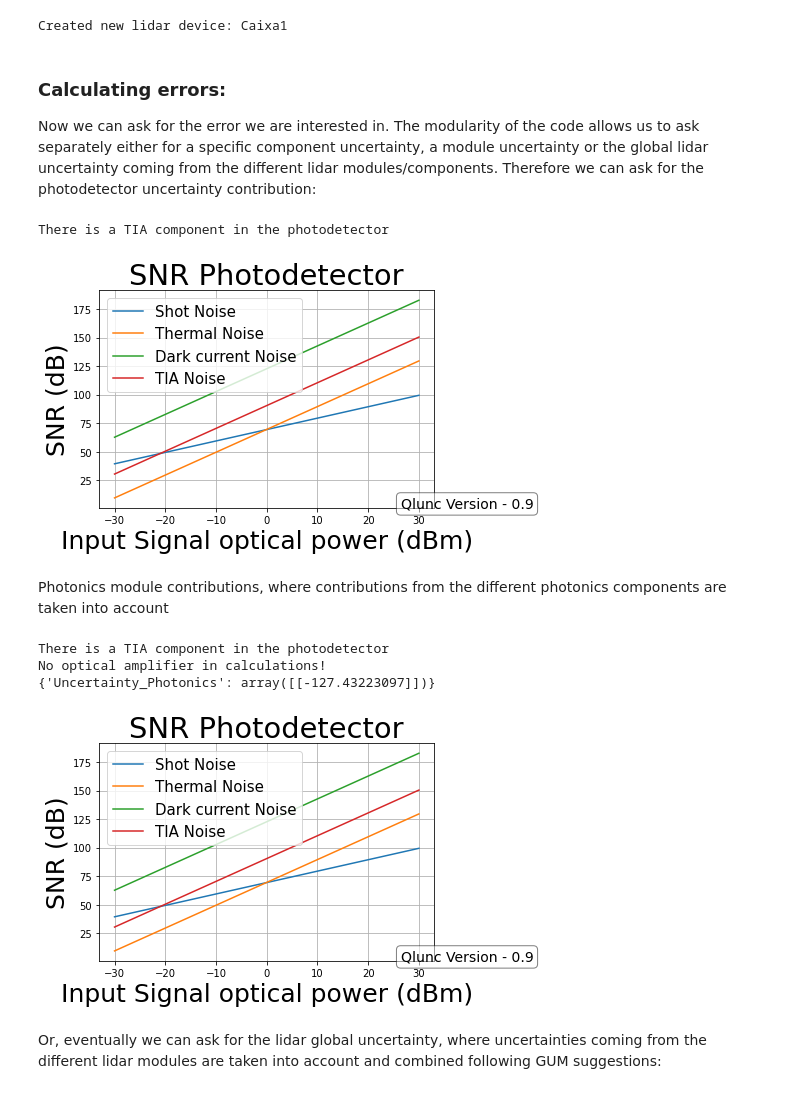
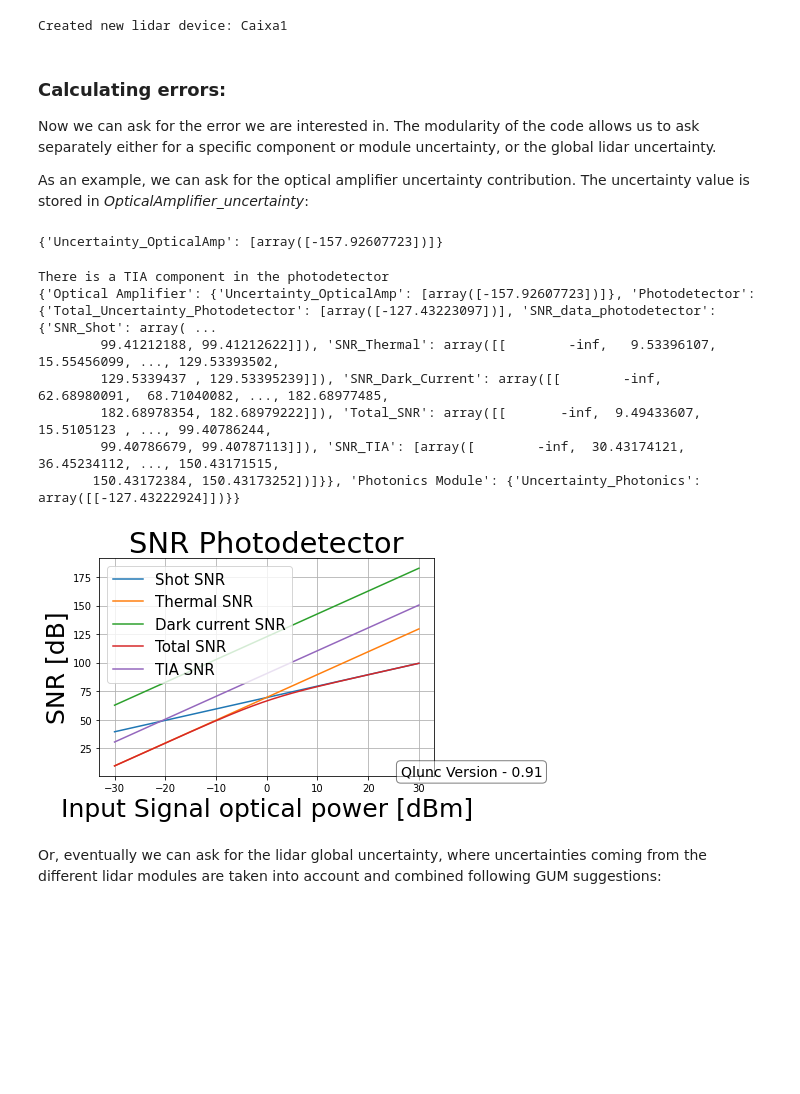
Before and after one commit to SWE-UniStuttgart/Qlunc, a Jupyter notebook: Tutorials/Tutorial1.ipynb, the cells around one changed output. Saved outputs shown, nothing was run; the diff lists cells and outputs as text; code cells hidden in the pictures; blank space fills up the shorter version.

```diff
--- a/Tutorials/Tutorial1.ipynb
+++ b/Tutorials/Tutorial1.ipynb
@@ -263,23 +264,27 @@ Lidar = lidar(name         = Qlunc_yaml_inputs['Lidar']['Name'],
 Created new lidar device: Caixa1
 # %% [markdown]
 ### **Calculating errors**:
-Now we can ask for the error we are interested in. The modularity of the code allows us to ask separately either for a specific component uncertainty, a module uncertainty or the global lidar uncertainty coming from the different lidar modules/components.
-Therefore we can ask for the photodetector uncertainty contribution:
+Now we can ask for the error we are interested in. The modularity of the code allows us to ask separately either for a specific component or module uncertainty, or the global lidar uncertainty.
+
+As an example, we can ask for the optical amplifier uncertainty contribution. The uncertainty value is stored in *OpticalAmplifier_uncertainty*:
+# %%
+OpticalAmplifier_uncertainty,OpticalAmplifier_df = Lidar.photonics.optical_amplifier.Uncertainty(Lidar,Atmospheric_Scenario,cts,Qlunc_yaml_inputs)
+# print(OpticalAmplifier_df)
+print(OpticalAmplifier_uncertainty)
+# %% [output]
+{'Uncertainty_OpticalAmp': [array([-157.92607723])]}
 # %%
-Photodetector_Uncertainty = Lidar.photonics.photodetector.Uncertainty(Lidar,Atmospheric_Scenario,cts,Qlunc_yaml_inputs)
+Photonics_Uncertainty,Photonics_df = Lidar.photonics.Uncertainty(Lidar,Atmospheric_Scenario,cts,Qlunc_yaml_inputs)
+print(Photonics_df)
 # %% [output]
 There is a TIA component in the photodetector
+{'Optical Amplifier': {'Uncertainty_OpticalAmp': [array([-157.92607723])]}, 'Photodetector': {'Total_Uncertainty_Photodetector': [array([-127.43223097])], 'SNR_data_photodetector': {'SNR_Shot': array( ...
+        99.41212188, 99.41212622]]), 'SNR_Thermal': array([[        -inf,   9.53396107,  15.55456099, ..., 129.53393502,
+        129.5339437 , 129.53395239]]), 'SNR_Dark_Current': array([[        -inf,  62.68980091,  68.71040082, ..., 182.68977485,
+        182.68978354, 182.68979222]]), 'Total_SNR': array([[       -inf,  9.49433607, 15.5105123 , ..., 99.40786244,
+        99.40786679, 99.40787113]]), 'SNR_TIA': [array([        -inf,  30.43174121,  36.45234112, ..., 150.43171515,
+       150.43172384, 150.43173252])]}}, 'Photonics Module': {'Uncertainty_Photonics': array([[-127.43222924]])}}
-[figure, old version]
+[figure, new version]
-# %% [markdown]
-Photonics module contributions, where contributions from the different photonics components are taken into account
-# %%
-Photonics_Uncertainty = Lidar.photonics.Uncertainty(Lidar,Atmospheric_Scenario,cts,Qlunc_yaml_inputs)
-print(Photonics_Uncertainty)
-# %% [output]
-There is a TIA component in the photodetector
-No optical amplifier in calculations!
-{'Uncertainty_Photonics': array([[-127.43223097]])}
-[figure, removed]
 # %% [markdown]
 Or,  eventually we can ask for the lidar global uncertainty, where uncertainties coming from the different lidar modules are taken into account and combined following GUM suggestions:
 # %%
```
Also changed, not shown: parts of 19 cells of this notebook.
